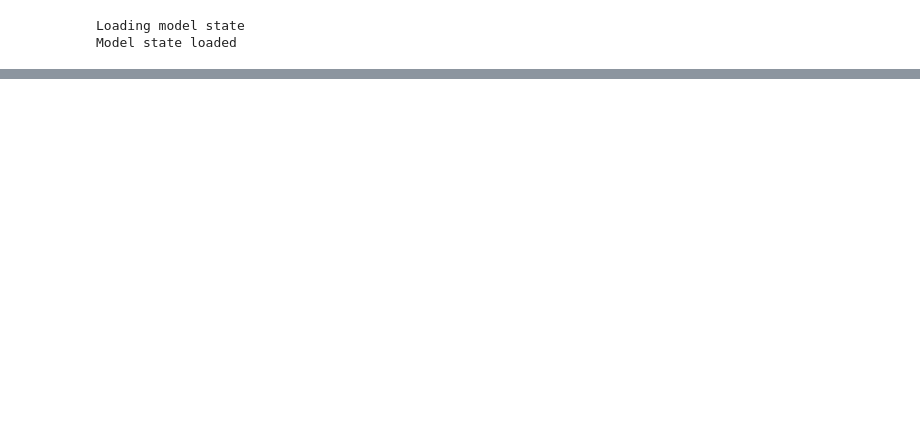
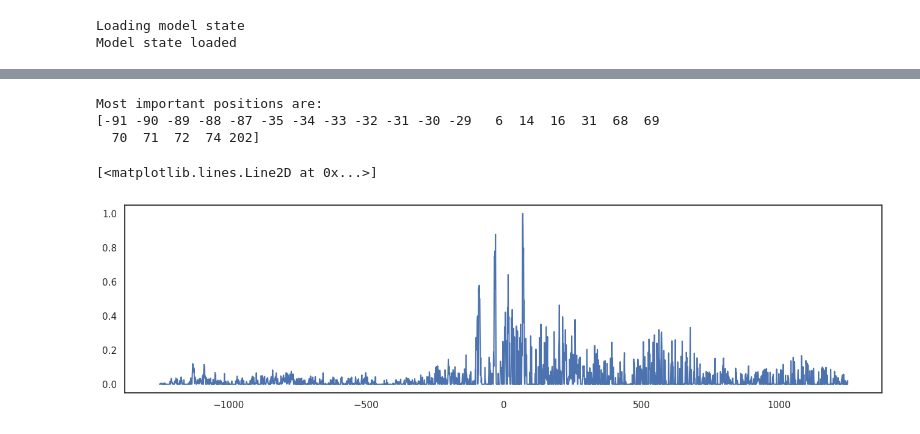
Before and after one commit to Addaoud/DeepPlant, a Jupyter notebook: do_ISM_on_gene.ipynb, the cells around one changed output, grey strips where cells are left out. Cells and saved outputs as stored; diff of their text form; code cells hidden in the pictures; blank space fills up the shorter version.

```diff
--- a/do_ISM_on_gene.ipynb
+++ b/do_ISM_on_gene.ipynb
@@ -78,0 +198,12 @@ gene_df.loc[gene_df.gene==gene.upper()]
+# %%
+# ==============================================================================
+# USER INPUT
+exp_id = 2504   # Experiment ID corresponding to a condition/treatment
+MUTATION_THRESHOLD = 0.4    # Threshold for selecting impactful mutations from ISM
+MOTIF_SCORE_THRESHOLD = 0.7   # Threshold for motif matching (TF binding score)
+# ==============================================================================
+
+##########################################
+print("Selected experiment:")
+print(gex_metadata.iloc[exp_id])
+print(f"Gene {gene} expression is {gene_output[exp_id]}")
@@ -80,8 +227,6 @@ gene_df.loc[gene_df.gene==gene.upper()]
 strand = gene_df.loc[gene_df.gene==gene].strand.values[0].__str__()
 tss = gene_df.loc[gene_df.gene==gene].tss.values[0].__str__()
 chrom = gene_df.loc[gene_df.gene==gene].chrom.values[0].__str__()
-gene_idx = gene_df.loc[gene_df.gene==gene].index.values[0]
-gene_output = h5_gex['labels'][gene_idx]
 gene_sequence = h5_gex['sequences'][gene_idx].decode()
 gene_results_path = os.path.join(deep_plant_path,f"results/ISM/{gene}")
 create_path(gene_results_path)
@@ -93,6 +238,13 @@ ref_input = torch.from_numpy(hot_encode_sequence(sequence=ref_allele, length_aft
 with torch.no_grad():
     model.eval()
     ref_labels = model(input=ref_input)
+    pearson_val = pearsonr(gene_output, ref_labels.detach().cpu().numpy())
+    spearman_val = spearmanr(gene_output, ref_labels.detach().cpu().numpy())
+    print(
+        f"Model confidence for the gene {gene}:\n"
+        f"  • Pearson correlation:  r = {pearson_val[0]:.3f}, p-value = {pearson_val[1]:.2e}\n"
+        f"  • Spearman correlation:  ρ = {spearman_val[0]:.3f}, p-value = {spearman_val[1]:.2e}"
+    )
     for idx in progress_bar(range(len(ref_allele))):
         for j, nucl in enumerate(nuclt):
             if ref_allele[idx] != nucl:
@@ -157,0 +273,21 @@ Gene AT5G52310 expression is 94.197509765625
+# %%
+ism_values = (
+    (sum_lfc[:, :, exp_id] - sum_lfc[:, :, exp_id].mean(0))
+    * hot_encode_sequence(ref_allele)
+).max(axis=0)
+
+important_positions = np.where(
+    ism_values > MUTATION_THRESHOLD * ism_values.max()
+)[0]-1250
+
+print("Most important positions are:")
+print(important_positions)
+
+plt.figure(figsize=(16,4))
+plt.plot(np.arange(-1250,1250),ism_values/ism_values.max(),scaley=True)
+# %% [output]
+Most important positions are:
+[-91 -90 -89 -88 -87 -35 -34 -33 -32 -31 -30 -29   6  14  16  31  68  69
+  70  71  72  74 202]
+[<matplotlib.lines.Line2D at 0x...>]
+[figure, added]
```
Also changed, not shown: parts of 23 cells of this notebook, 1 other file.
